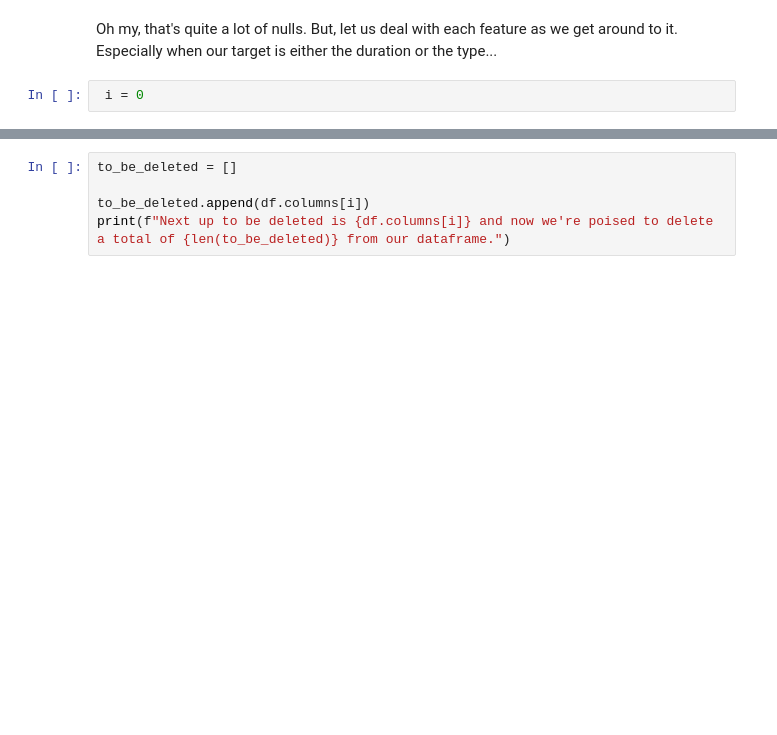
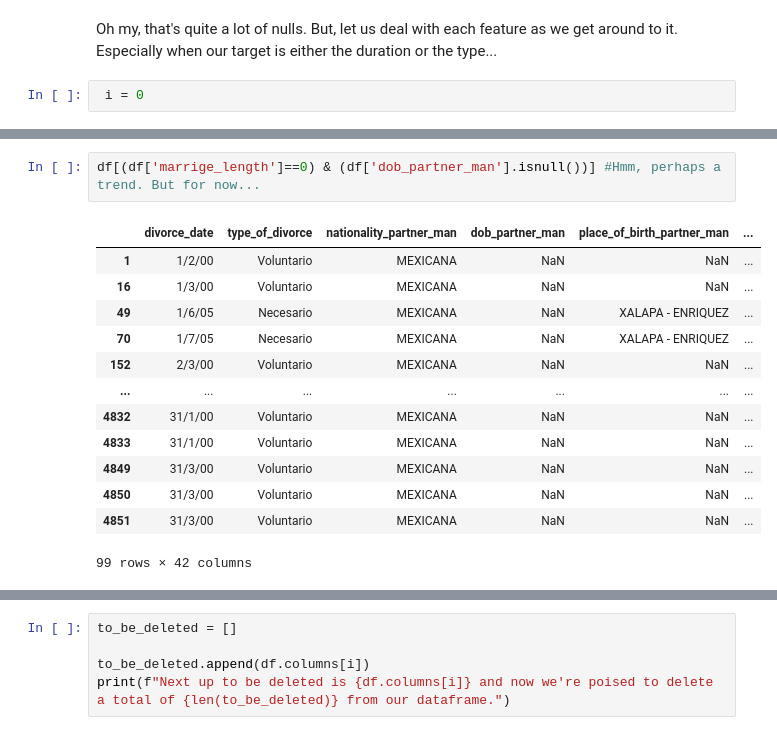
Before and after one commit to bwolff26/MAD_marriage_and_divorce_study, a Jupyter notebook: code/s1_ceda_i.ipynb, the cells around one changed output, grey strips where cells are left out. Cells and saved outputs as stored; diff of their text form; blank space fills up the shorter version.

```diff
--- a/code/s1_ceda_i.ipynb
+++ b/code/s1_ceda_i.ipynb
@@ -69,0 +122,16 @@ min(df['divorce_date']), max(df['divorce_date'])
+# %%
+df[(df['marrige_length']==0) & (df['dob_partner_man'].isnull())] #Hmm, perhaps a trend. But for now...
+# %% [output]
+|  | divorce_date | type_of_divorce | nationality_partner_man | dob_partner_man | place_of_birth_partner_man | ... |
+| 1 | 1/2/00 | Voluntario | MEXICANA | NaN | NaN | ... |
+| 16 | 1/3/00 | Voluntario | MEXICANA | NaN | NaN | ... |
+| 49 | 1/6/05 | Necesario | MEXICANA | NaN | XALAPA - ENRIQUEZ | ... |
+| 70 | 1/7/05 | Necesario | MEXICANA | NaN | XALAPA - ENRIQUEZ | ... |
+| 152 | 2/3/00 | Voluntario | MEXICANA | NaN | NaN | ... |
+| ... | ... | ... | ... | ... | ... | ... |
+| 4832 | 31/1/00 | Voluntario | MEXICANA | NaN | NaN | ... |
+| 4833 | 31/1/00 | Voluntario | MEXICANA | NaN | NaN | ... |
+| 4849 | 31/3/00 | Voluntario | MEXICANA | NaN | NaN | ... |
+| 4850 | 31/3/00 | Voluntario | MEXICANA | NaN | NaN | ... |
+| 4851 | 31/3/00 | Voluntario | MEXICANA | NaN | NaN | ... |
+99 rows × 42 columns
```
Also changed, not shown: parts of 63 cells of this notebook, 1 other file.
